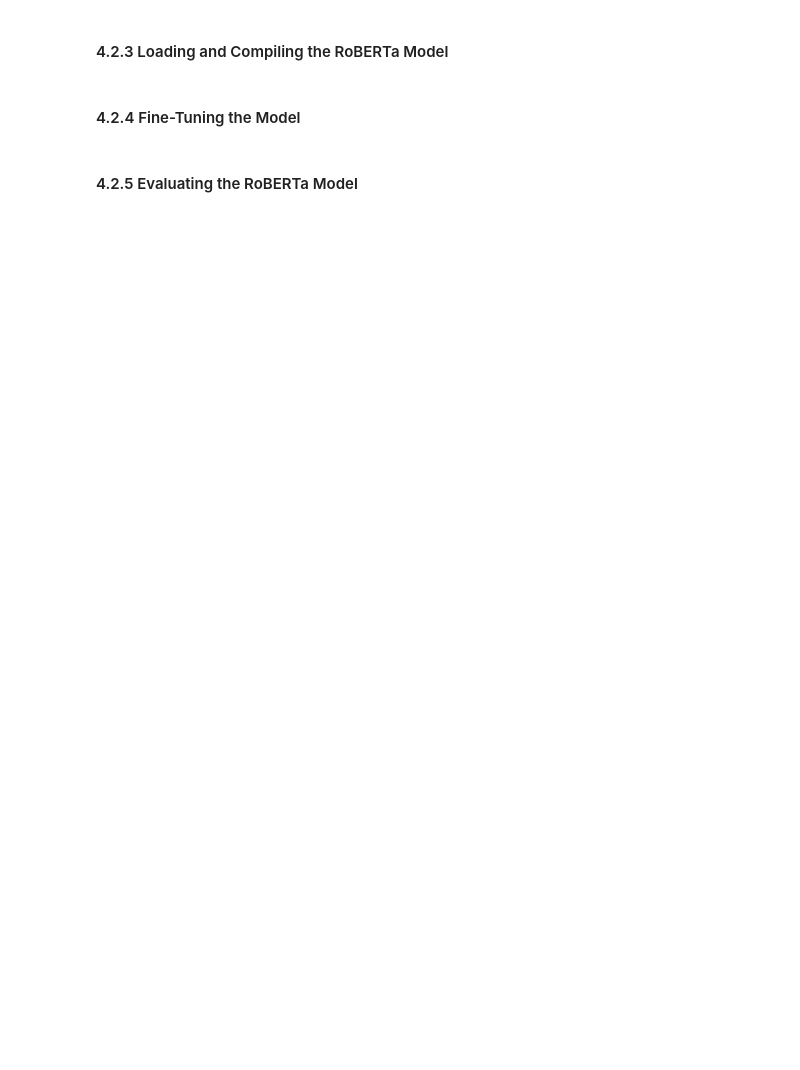
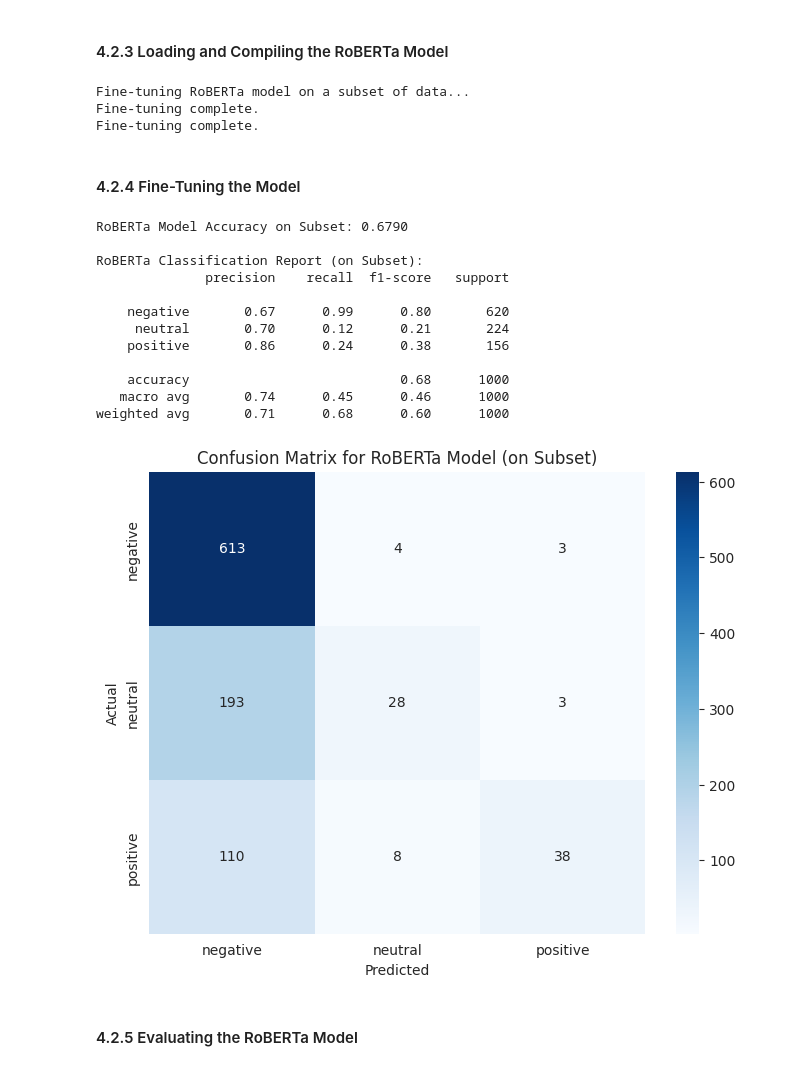
Before and after one commit to chanhengmenh/nlp_final_project01, a Jupyter notebook: notebooks/sentiment_analysis_exploration.ipynb, the cells around one changed output. Cells and saved outputs as stored; diff of their text form; code cells hidden in the pictures; blank space fills up the shorter version.

```diff
--- a/notebooks/sentiment_analysis_exploration.ipynb
+++ b/notebooks/sentiment_analysis_exploration.ipynb
@@ -339,27 +765,63 @@ test_dataset = tf.data.Dataset.from_tensor_slices((dict(test_encodings), y_test_
 # %% [markdown]
 #### 4.2.3 Loading and Compiling the RoBERTa Model
 # %%
-# Load pre-trained model
-model_roberta = TFRobertaForSequenceClassification.from_pretrained('roberta-base', num_labels=3)
-
-# Compile the model
-optimizer = tf.keras.optimizers.Adam(learning_rate=5e-5)
-loss = tf.keras.losses.CategoricalCrossentropy(from_logits=True)
-model_roberta.compile(optimizer=optimizer, loss=loss, metrics=['accuracy'])
-
-print(model_roberta.summary())
+if model_roberta is not None:
+    print("\nFine-tuning RoBERTa model on a subset of data...")
+    roberta_history = model_roberta.fit(
+        train_dataset.shuffle(100).batch(16),
+        epochs=1,
+        batch_size=16,
+    )
+    print("Fine-tuning complete.")
+else:
+    print("model_roberta is not available in this environment. Skipping RoBERTa fine-tuning. Ensure transformers can access model files and the environment allows downloading/caching.")
+# %% [output]
+Fine-tuning RoBERTa model on a subset of data...
+Fine-tuning complete.
+Fine-tuning complete.
 # %% [markdown]
 #### 4.2.4 Fine-Tuning the Model
 # %%
-# Fine-tune the model on our subset
-print("\nFine-tuning RoBERTa model on a subset of data...")
-roberta_history = model_roberta.fit(
-    train_dataset.shuffle(100).batch(16),
-    epochs=1,
-    batch_size=16,
-    validation_data=test_dataset.shuffle(100).batch(16)
-)
-print("Fine-tuning complete.")
+if model_roberta is not None:
+    # Evaluate on the test subset
+    loss_roberta, accuracy_roberta = model_roberta.evaluate(test_dataset.batch(16))
+    results['RoBERTa (Subset)'] = accuracy_roberta
+    print(f"\nRoBERTa Model Accuracy on Subset: {accuracy_roberta:.4f}")
+
+    # Generate classification report and confusion matrix
+    y_pred_roberta_logits = model_roberta.predict(test_dataset.batch(16)).logits
+    y_pred_roberta = np.argmax(y_pred_roberta_logits, axis=1)
+    y_test_roberta_labels = np.argmax(y_test_encoded_sub, axis=1)
+
+    y_pred_roberta_mapped = [class_labels_deep_learning[i] for i in y_pred_roberta]
+    y_test_actual_roberta_mapped = [class_labels_deep_learning[i] for i in y_test_roberta_labels]
+
+    print("\nRoBERTa Classification Report (on Subset):")
+    print(classification_report(y_test_actual_roberta_mapped, y_pred_roberta_mapped, labels=class_labels_deep_learning))
+
+    cm_roberta = confusion_matrix(y_test_actual_roberta_mapped, y_pred_roberta_mapped, labels=class_labels_deep_learning)
+    plt.figure(figsize=(8, 6))
+    sns.heatmap(cm_roberta, annot=True, fmt='d', cmap='Blues', xticklabels=class_labels_deep_learning, yticklabels=class_labels_deep_learning)
+    plt.title('Confusion Matrix for RoBERTa Model (on Subset)')
+    plt.ylabel('Actual')
+    plt.xlabel('Predicted')
+    plt.show()
+else:
+    print("model_roberta is not available; skipping RoBERTa evaluation on subset.")
+# %% [output]
+RoBERTa Model Accuracy on Subset: 0.6790
+
+RoBERTa Classification Report (on Subset):
+              precision    recall  f1-score   support
+
+    negative       0.67      0.99      0.80       620
+     neutral       0.70      0.12      0.21       224
+    positive       0.86      0.24      0.38       156
+
+    accuracy                           0.68      1000
+   macro avg       0.74      0.45      0.46      1000
+weighted avg       0.71      0.68      0.60      1000
+[figure, added]
 # %% [markdown]
 #### 4.2.5 Evaluating the RoBERTa Model
 # %%
```
Also changed, not shown: parts of 19 cells of this notebook, 11 other files.
